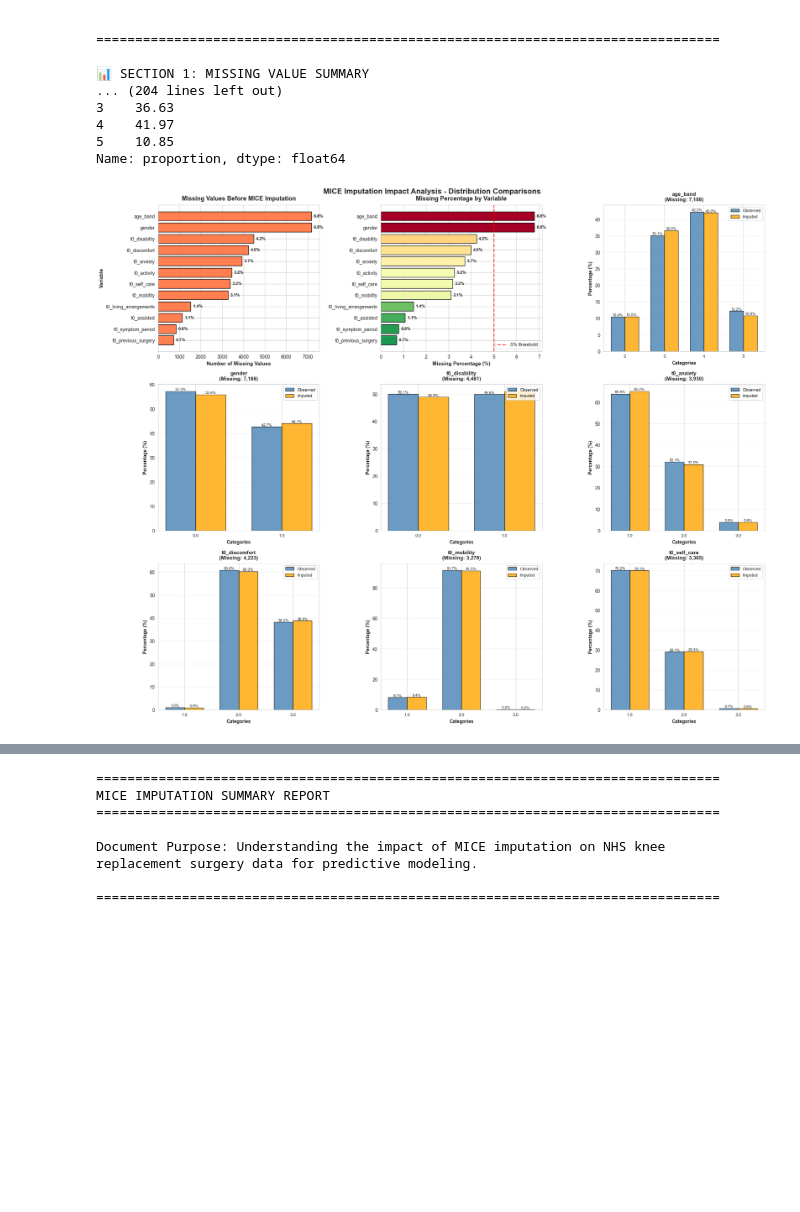
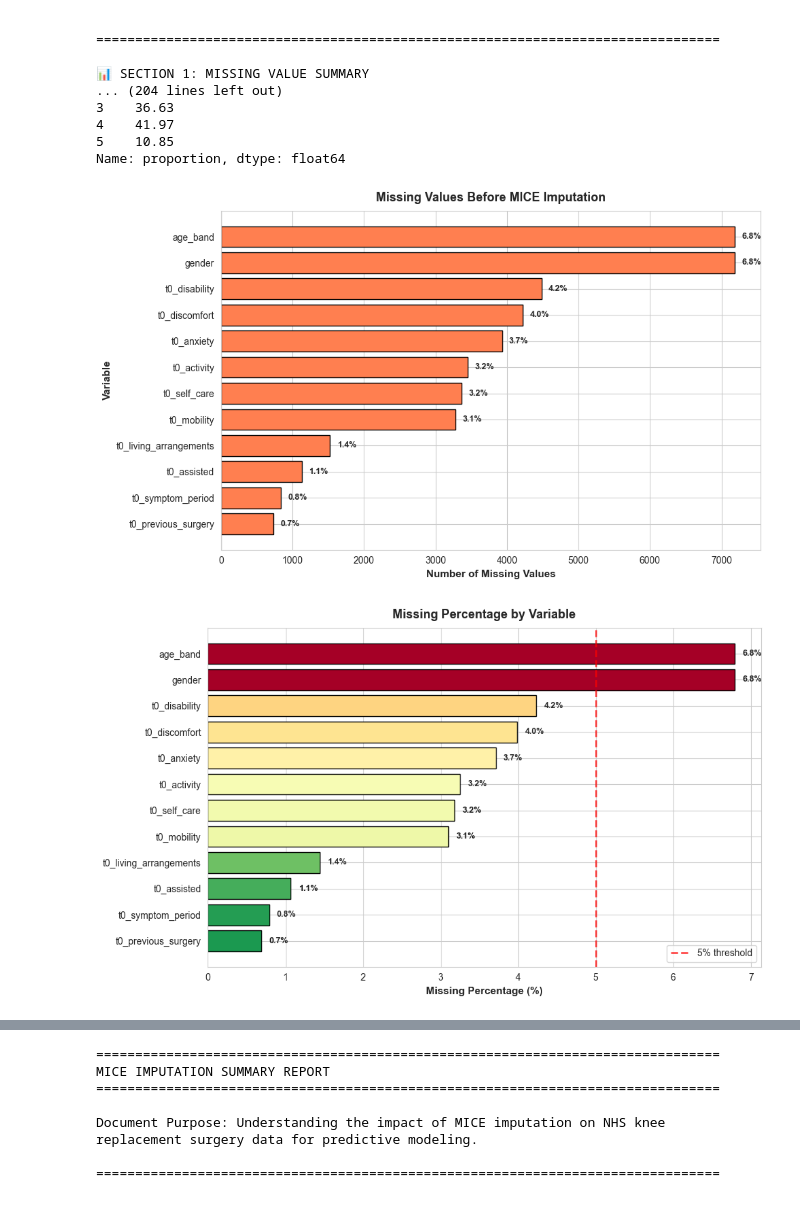
Before and after one commit to saras-audrius/EAISI-Group-Project---NHS, a Jupyter notebook: code/feature_engineering.ipynb, the cells around one changed output, grey strips where cells are left out. Cells and saved outputs as stored; diff of their text form; code cells hidden in the pictures; blank space fills up the shorter version.

```diff
--- a/code/feature_engineering.ipynb
+++ b/code/feature_engineering.ipynb
@@ -973,7 +975,7 @@ Random state: 77
 Name: proportion, dtype: float64
 # %%
 # ============================================================================
-# VISUALIZATIONS - MICE IMPUTATION IMPACT
+# VISUALIZATIONS - MICE IMPUTATION IMPACT (Individual Plots)
 # ============================================================================
 
 import matplotlib.pyplot as plt
@@ -981,30 +983,30 @@ import seaborn as sns
 import numpy as np
 
 sns.set_style("whitegrid")
-plt.rcParams['figure.figsize'] = (20, 16)
 
-fig = plt.figure(figsize=(20, 16))
+missing_data = missing_summary.sort_values('Missing_Count', ascending=True)
 
 # ============================================================================
 # PLOT 1: Missing Values Summary
 # ============================================================================
-ax1 = plt.subplot(3, 3, 1)
-missing_data = missing_summary.sort_values('Missing_Count', ascending=True)
+fig, ax1 = plt.subplots(figsize=(10, 6))
 bars = ax1.barh(missing_data['Column'], missing_data['Missing_Count'], color='coral', edgecolor='black')
 ax1.set_xlabel('Number of Missing Values', fontweight='bold', fontsize=11)
 ax1.set_ylabel('Variable', fontweight='bold', fontsize=11)
 ax1.set_title('Missing Values Before MICE Imputation', fontsize=13, fontweight='bold', pad=10)
 ax1.axvline(x=0, color='black', linewidth=0.8)
 
-# Add percentage labels
 for i, (idx, row) in enumerate(missing_data.iterrows()):
     ax1.text(row['Missing_Count'] + 100, i, f"{row['Missing_Percentage']:.1f}%",
              va='center', fontweight='bold', fontsize=9)
 
+plt.tight_layout()
+plt.show()
+
 # ============================================================================
 # PLOT 2: Missing Value Percentages
 # ============================================================================
-ax2 = plt.subplot(3, 3, 2)
+fig, ax2 = plt.subplots(figsize=(10, 6))
 colors = plt.cm.RdYlGn_r(missing_data['Missing_Percentage'] / missing_data['Missing_Percentage'].max())
 bars = ax2.barh(missing_data['Column'], missing_data['Missing_Percentage'], color=colors, edgecolor='black')
 ax2.set_xlabel('Missing Percentage (%)', fontweight='bold', fontsize=11)
@@ -1012,68 +1014,58 @@ ax2.set_title('Missing Percentage by Variable', fontsize=13, fontweight='bold',
 ax2.axvline(x=5, color='red', linestyle='--', linewidth=2, alpha=0.7, label='5% threshold')
 ax2.legend(loc='lower right')
 
-# Add value labels
 for i, (idx, row) in enumerate(missing_data.iterrows()):
     ax2.text(row['Missing_Percentage'] + 0.1, i, f"{row['Missing_Percentage']:.1f}%",
              va='center', fontweight='bold', fontsize=9)
 
+plt.tight_layout()
+plt.show()
+
 # ============================================================================
-# PLOT 3-11: Distribution Comparisons for each imputed variable
+# Distribution Comparisons for selected imputed variables
 # ============================================================================
-plot_positions = [3, 4, 5, 6, 7, 8, 9]
-plot_idx = 0
-
-# Select variables with meaningful imputation for visualization
-vars_to_plot = ['age_band', 'gender', 't0_disability', 't0_anxiety', 't0_discomfort',
-                't0_mobility', 't0_self_care']
+vars_to_plot = ['gender', 'age_band', 't0_self_care']
 
 for col in vars_to_plot:
-    if col in distribution_comparison and plot_idx < len(plot_positions):
-        ax = plt.subplot(3, 3, plot_positions[plot_idx])
-        plot_idx += 1
+    if col in distribution_comparison:
+        fig, ax = plt.subplots(figsize=(8, 5))
 
         observed = distribution_comparison[col]['observed']
         imputed = distribution_comparison[col]['imputed']
 
-        # Get value counts as percentages
         obs_pct = observed.value_counts(normalize=True).sort_index() * 100
         imp_pct = imputed.value_counts(normalize=True).sort_index() * 100
 
-        # Align categories
         all_categories = sorted(set(obs_pct.index) | set(imp_pct.index))
         obs_aligned = [obs_pct.get(cat, 0) for cat in all_categories]
         imp_aligned = [imp_pct.get(cat, 0) for cat in all_categories]
 
-        # Create grouped bar chart
         x = np.arange(len(all_categories))
         width = 0.35
 
         bars1 = ax.bar(x - width/2, obs_aligned, width, label='Observed',
                        color='steelblue', alpha=0.8, edgecolor='black')
         bars2 = ax.bar(x + width/2, imp_aligned, width, label='Imputed',
                        color='orange', alpha=0.8, edgecolor='black')
 
         ax.set_xlabel('Categories', fontweight='bold', fontsize=10)
         ax.set_ylabel('Percentage (%)', fontweight='bold', fontsize=10)
         ax.set_title(f'{col}\n(Missing: {X_train_before[col].isna().sum():,})',
                      fontsize=11, fontweight='bold', pad=8)
         ax.set_xticks(x)
         ax.set_xticklabels(all_categories, fontsize=9)
         ax.legend(fontsize=9, loc='upper right')
         ax.grid(axis='y', alpha=0.3)
 
-        # Add value labels on bars
         for bars in [bars1, bars2]:
             for bar in bars:
                 height = bar.get_height()
                 if height > 0:
                     ax.text(bar.get_x() + bar.get_width()/2., height,
                            f'{height:.1f}%', ha='center', va='bottom', fontsize=8)
 
-plt.tight_layout()
-plt.suptitle('MICE Imputation Impact Analysis - Distribution Comparisons',
-             fontsize=16, fontweight='bold', y=1.001)
-plt.subplots_adjust(top=0.97)
-plt.show()
+        plt.tight_layout()
+        plt.show()
 # %% [output]
-[figure, old version]
+[figure, new version]
+[figure, added]
```
Also changed, not shown: parts of 2 cells of this notebook, 38 other files.
